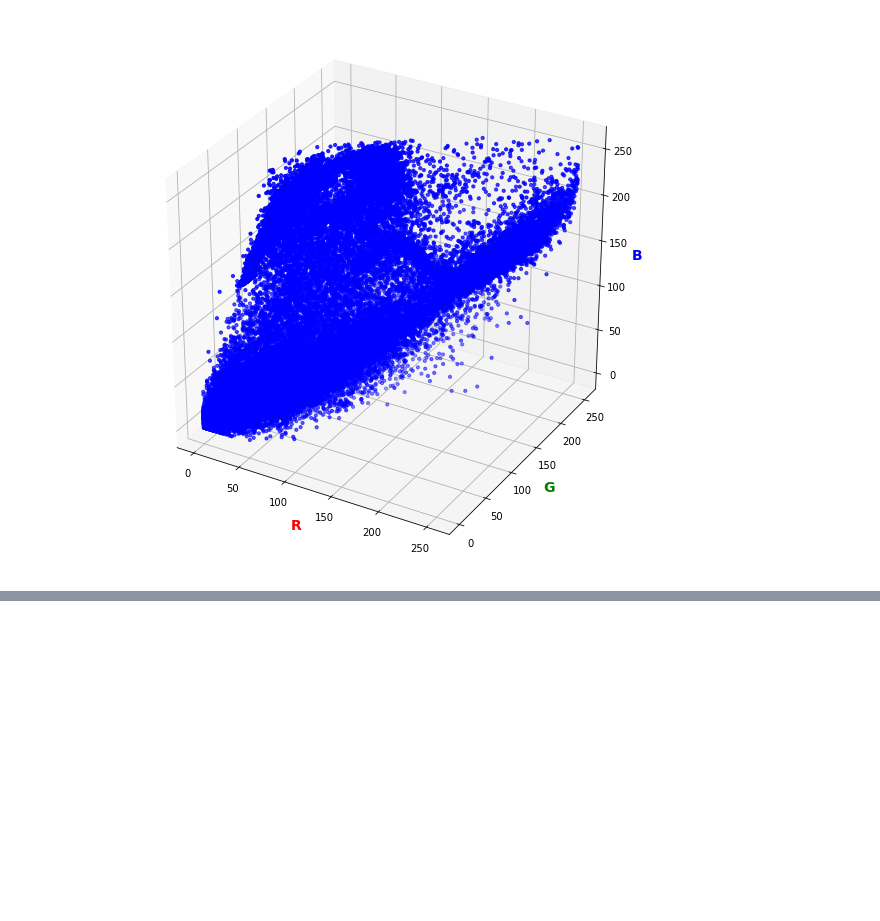
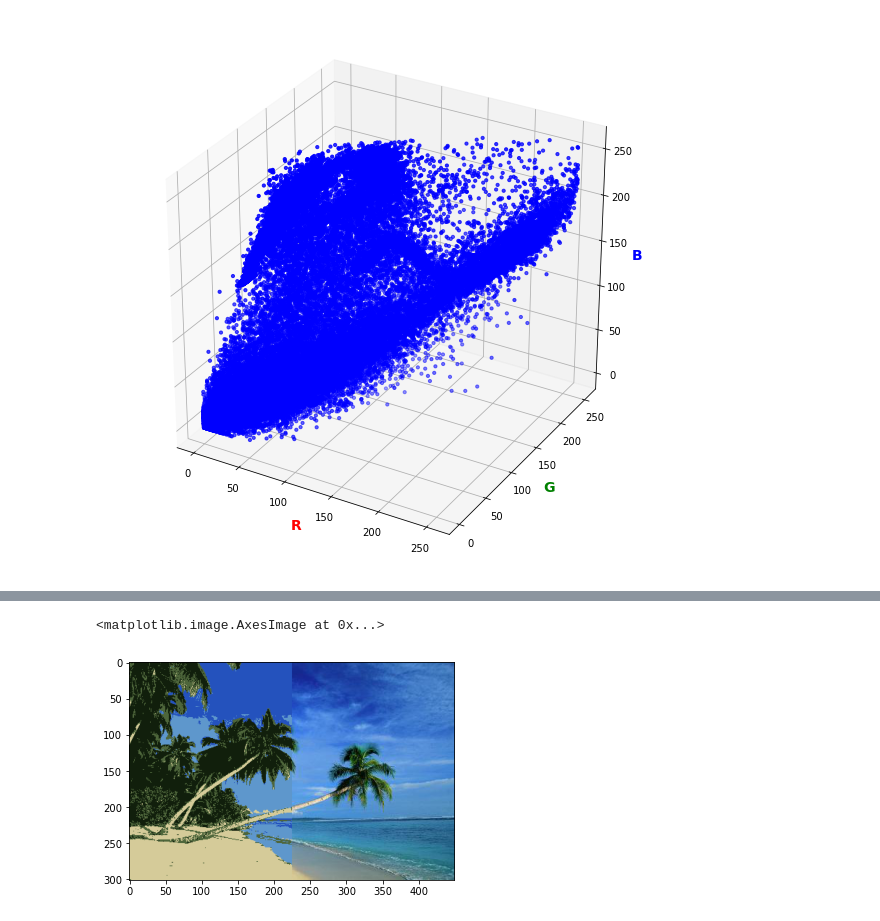
Before and after one commit to jainsanyam786/Intro_To_AI, a Jupyter notebook: Project4/Image_Recoloration.ipynb, the cells around one changed output, grey strips where cells are left out. Drawn from its saved outputs; the diff is of its cells as text; code cells hidden in the pictures; blank space fills up the shorter version.

```diff
--- a/Project4/Image_Recoloration.ipynb
+++ b/Project4/Image_Recoloration.ipynb
@@ -192,0 +180,6 @@ plt.imshow(testingImage_gray,cmap=plt.cm.gray)
+# %%
+complete_image = np.column_stack((trainingOutputImage,testingImage))
+plt.imshow(complete_image)
+# %% [output]
+<matplotlib.image.AxesImage at 0x...>
+[figure, added]
```
Also changed, not shown: parts of 59 cells of this notebook, 12 other files.
